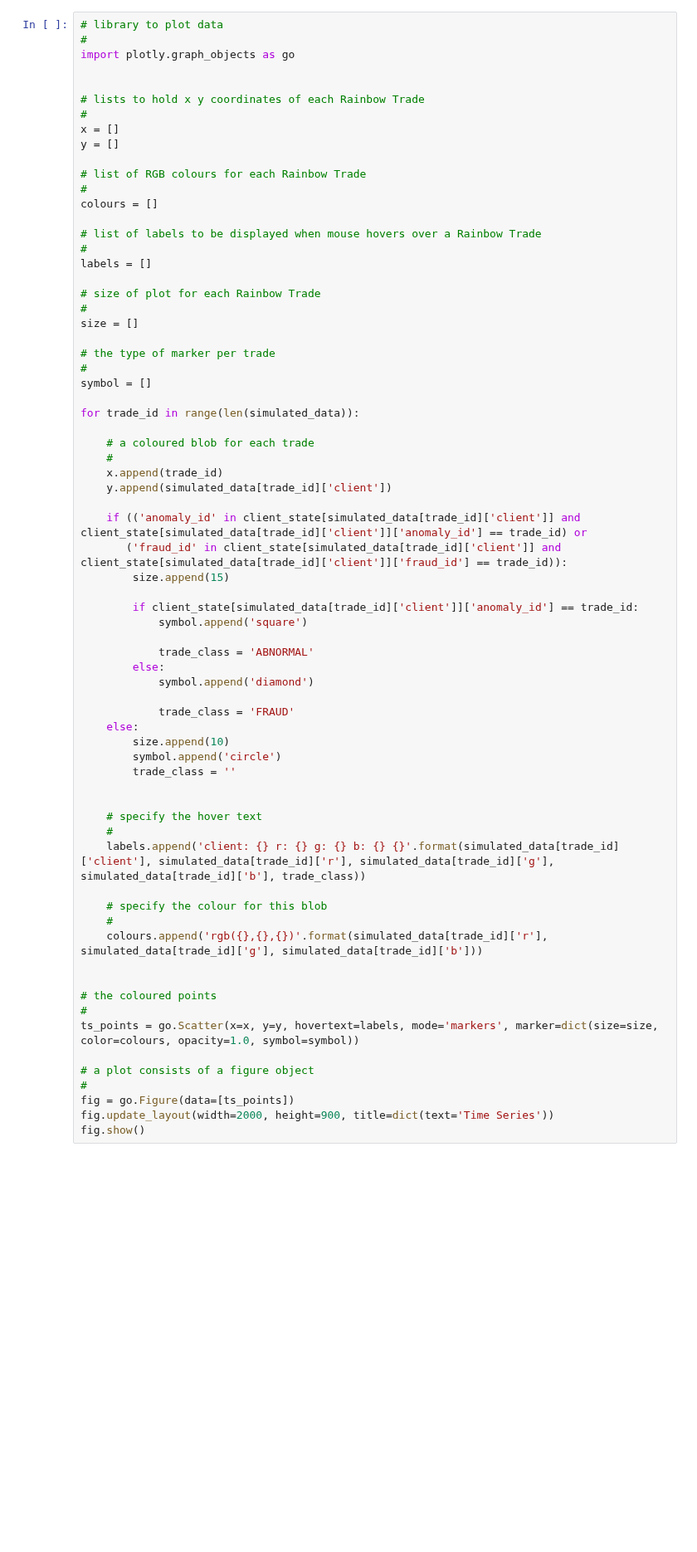
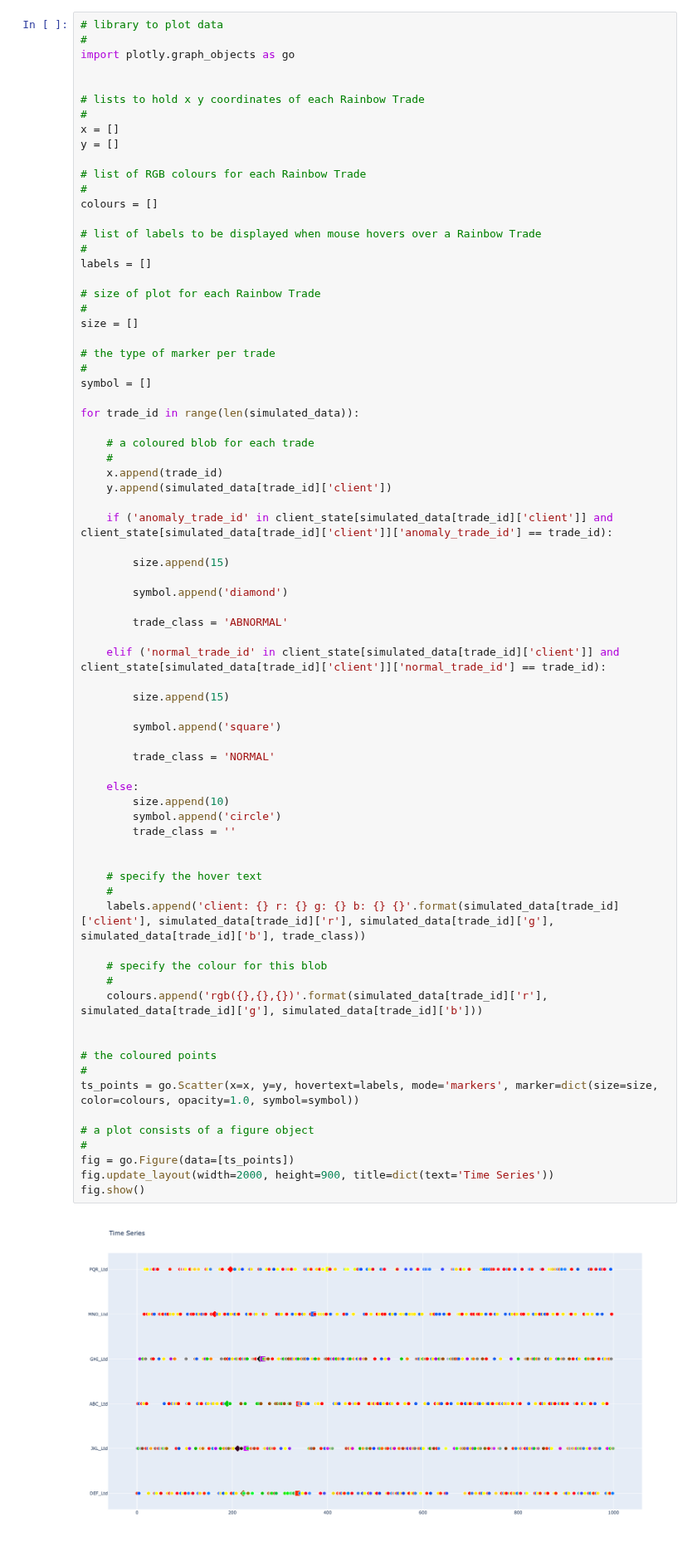
Before and after one commit to kontexia/soam, a Jupyter notebook: tutorial/simulating_data.ipynb, the cells around one changed output. Shown at 83% size. Cells and saved outputs as stored; diff of their text form; blank space fills up the shorter version.

```diff
--- a/tutorial/simulating_data.ipynb
+++ b/tutorial/simulating_data.ipynb
@@ -276,39 +296,45 @@ for trade_id in range(len(simulated_data)):
     x.append(trade_id)
     y.append(simulated_data[trade_id]['client'])
 
-    if (('anomaly_id' in client_state[simulated_data[trade_id]['client']] and client_state[simulated_data[trade_id]['client']]['anomaly_id'] == trade_id) or
-       ('fraud_id' in client_state[simulated_data[trade_id]['client']] and client_state[simulated_data[trade_id]['client']]['fraud_id'] == trade_id)):
+    if ('anomaly_trade_id' in client_state[simulated_data[trade_id]['client']] and client_state[simulated_data[trade_id]['client']]['anomaly_trade_id'] == trade_id):
+
         size.append(15)
 
-        if client_state[simulated_data[trade_id]['client']]['anomaly_id'] == trade_id:
-            symbol.append('square')
+        symbol.append('diamond')
 
-            trade_class = 'ABNORMAL'
-        else:
-            symbol.append('diamond')
+        trade_class = 'ABNORMAL'
 
-            trade_class = 'FRAUD'
+    elif ('normal_trade_id' in client_state[simulated_data[trade_id]['client']] and client_state[simulated_data[trade_id]['client']]['normal_trade_id'] == trade_id):
+
+        size.append(15)
+
+        symbol.append('square')
+
+        trade_class = 'NORMAL'
+
     else:
         size.append(10)
         symbol.append('circle')
         trade_class = ''
 
 
     # specify the hover text
     #
     labels.append('client: {} r: {} g: {} b: {} {}'.format(simulated_data[trade_id]['client'], simulated_data[trade_id]['r'], simulated_data[trade_id]['g'], simulated_data[trade_id]['b'], trade_class))
 
     # specify the colour for this blob
     #
     colours.append('rgb({},{},{})'.format(simulated_data[trade_id]['r'], simulated_data[trade_id]['g'], simulated_data[trade_id]['b']))
 
 
 # the coloured points
 #
 ts_points = go.Scatter(x=x, y=y, hovertext=labels, mode='markers', marker=dict(size=size, color=colours, opacity=1.0, symbol=symbol))
 
 # a plot consists of a figure object
 #
 fig = go.Figure(data=[ts_points])
 fig.update_layout(width=2000, height=900, title=dict(text='Time Series'))
 fig.show()
+# %% [output]
+[figure, added]
```
Also changed, not shown: parts of 5 cells of this notebook, 3 other files.
